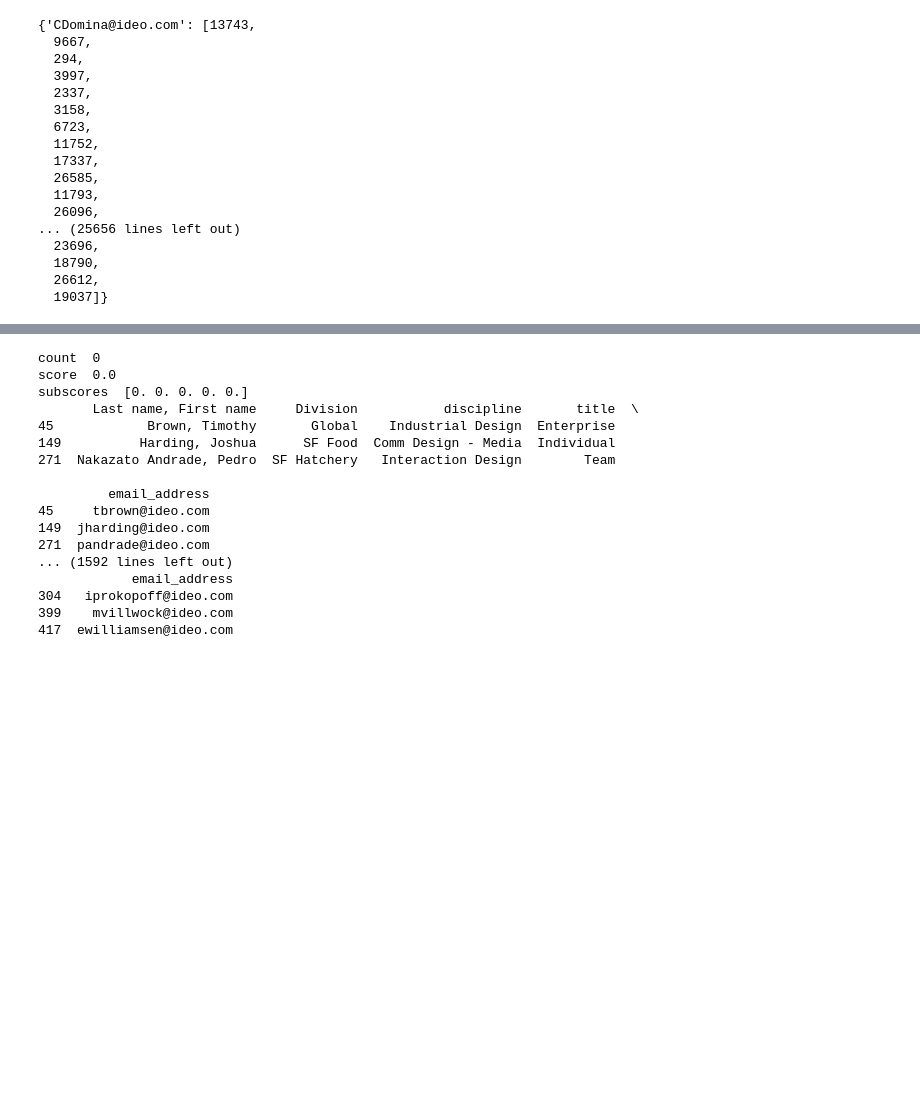
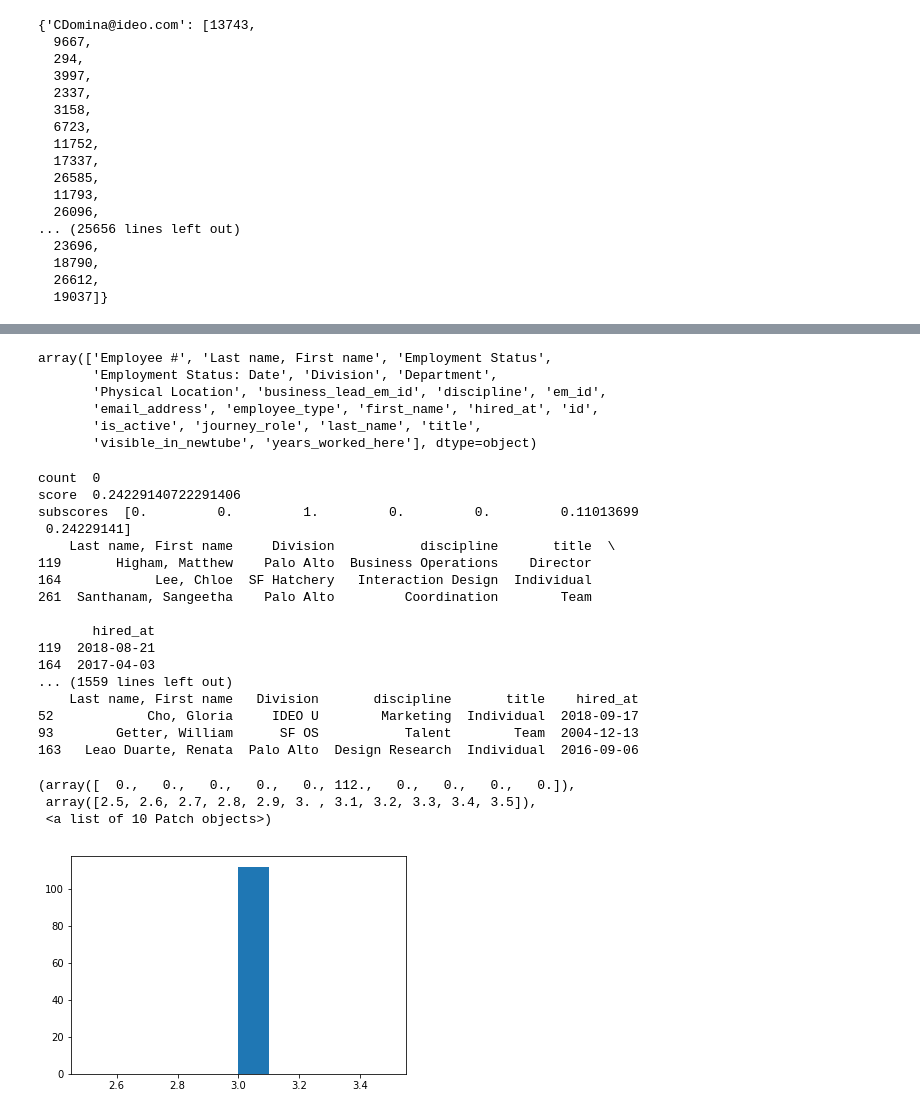
Before and after one commit to ideo/Meetbot, a Jupyter notebook: notebooks/all_SF.ipynb, the cells around one changed output, grey strips where cells are left out. Saved outputs shown, nothing was run; the diff lists cells and outputs as text; code cells hidden in the pictures; blank space fills up the shorter version.

```diff
--- a/notebooks/all_SF.ipynb
+++ b/notebooks/all_SF.ipynb
@@ -347,28 +509,54 @@ array([[0.        , 0.        , 0.        , 0.        , 0.        ],
+# %%
+SF_data.columns.values
+# %% [output]
+array(['Employee #', 'Last name, First name', 'Employment Status',
+       'Employment Status: Date', 'Division', 'Department',
+       'Physical Location', 'business_lead_em_id', 'discipline', 'em_id',
+       'email_address', 'employee_type', 'first_name', 'hired_at', 'id',
+       'is_active', 'journey_role', 'last_name', 'title',
+       'visible_in_newtube', 'years_worked_here'], dtype=object)
 # %%
 count = 0
+discipline_count = []
+journey_count = []
+studio_count = []
 for group in itinerary:
     print('count ', count)
     print('score ', new_groups.scores[count])
-    print('subscores ', new_groups.sub_scores[count]) #title, shared projects, division, bl_overlap
-    print(SF_data[SF_data.em_id.isin(group)][['Last name, First name','Division','discipline', 'title', 'email_address']])
+    print('subscores ', new_groups.sub_scores[count]) #title, shared projects, division, bl_overlap, #tenure
+    disciplines = len(set(SF_data[SF_data.em_id.isin(group)]['discipline'].values))
+    journey_count.append(len(set(SF_data[SF_data.em_id.isin(group)]['title'].values)))
+    studio_count.append(len(set(SF_data[SF_data.em_id.isin(group)]['Division'].values)))
+    discipline_count.append(disciplines)
+    print(SF_data[SF_data.em_id.isin(group)][['Last name, First name','Division','discipline', 'title', 'hired_at']])
     print(' ')
     print(' ')
     count += 1
 # %% [output]
 count  0
-score  0.0
-subscores  [0. 0. 0. 0. 0.]
-       Last name, First name     Division           discipline       title  \
-45            Brown, Timothy       Global    Industrial Design  Enterprise
-149          Harding, Joshua      SF Food  Comm Design - Media  Individual
-271  Nakazato Andrade, Pedro  SF Hatchery   Interaction Design        Team
+score  0.24229140722291406
+subscores  [0.         0.         1.         0.         0.         0.11013699
+ 0.24229141]
+    Last name, First name     Division           discipline       title  \
+119       Higham, Matthew    Palo Alto  Business Operations    Director
+164            Lee, Chloe  SF Hatchery   Interaction Design  Individual
+261  Santhanam, Sangeetha    Palo Alto         Coordination        Team
 
-         email_address
-45     tbrown@ideo.com
-149  jharding@ideo.com
-271  pandrade@ideo.com
-... (1592 lines left out)
-            email_address
-304   iprokopoff@ideo.com
-399    mvillwock@ideo.com
-417  ewilliamsen@ideo.com
+       hired_at
+119  2018-08-21
+164  2017-04-03
+... (1559 lines left out)
+    Last name, First name   Division       discipline       title    hired_at
+52            Cho, Gloria     IDEO U        Marketing  Individual  2018-09-17
+93        Getter, William      SF OS           Talent        Team  2004-12-13
+163   Leao Duarte, Renata  Palo Alto  Design Research  Individual  2016-09-06
+# %%
+# remove Tim Brown?
+# envision outpost in Asia
+# take out people who are based in GFL - ask Britta or Khaled
+plt.hist(discipline_count)
+# %% [output]
+(array([  0.,   0.,   0.,   0.,   0., 112.,   0.,   0.,   0.,   0.]),
+ array([2.5, 2.6, 2.7, 2.8, 2.9, 3. , 3.1, 3.2, 3.3, 3.4, 3.5]),
+ <a list of 10 Patch objects>)
+[figure, added]
```
Also changed, not shown: parts of 38 cells of this notebook.
